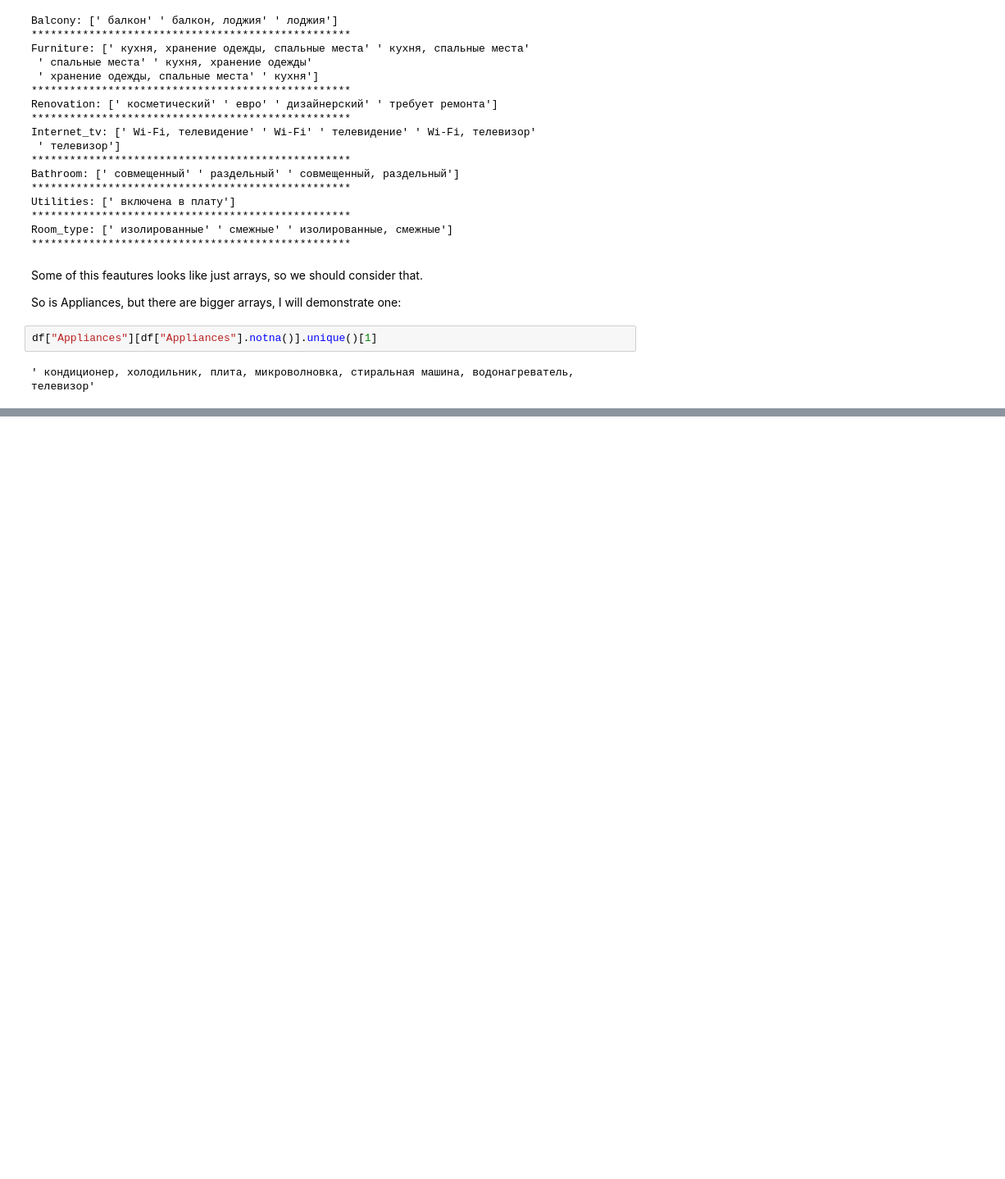
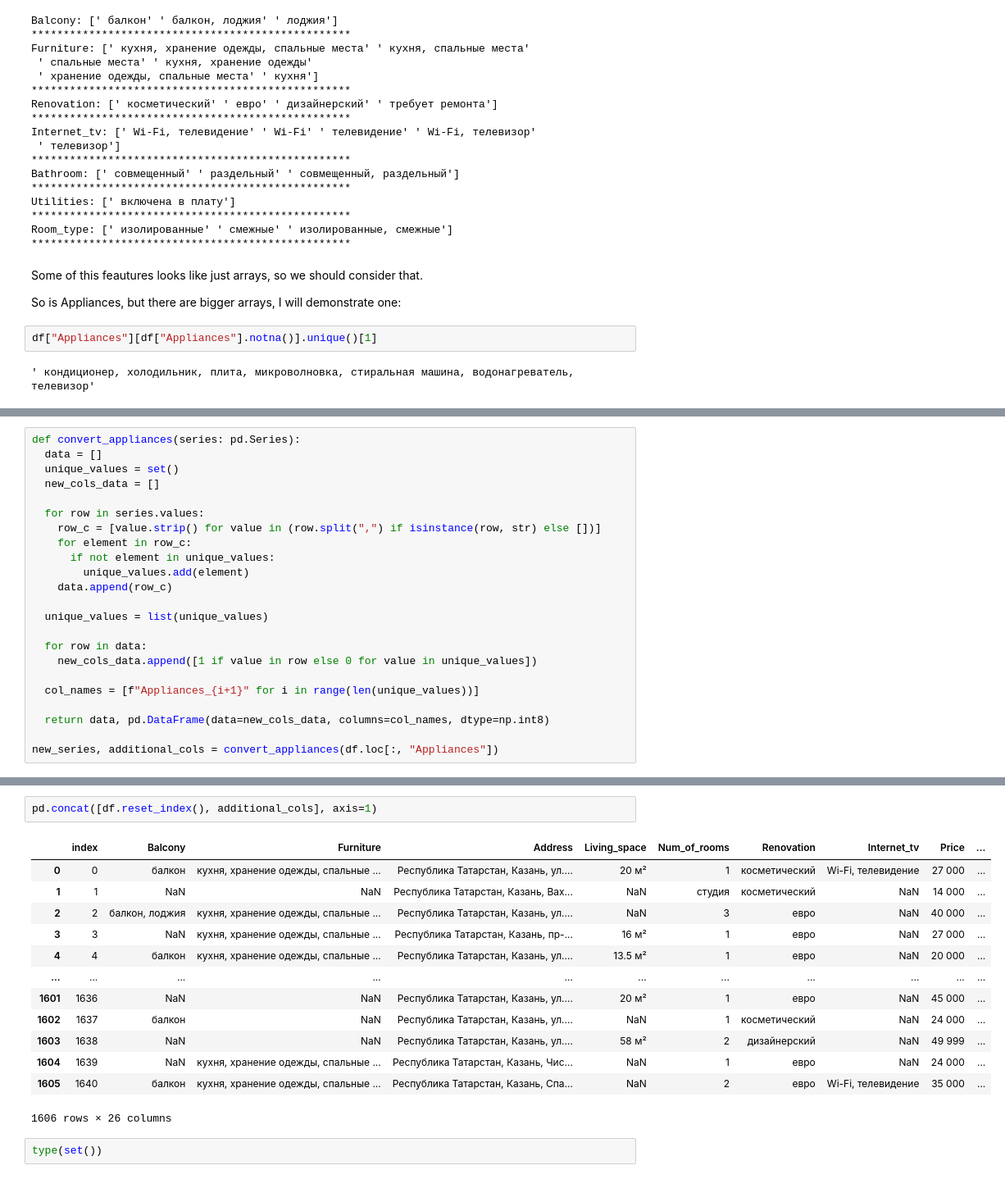
Before and after one commit to siva4iov/FlatsPrice_DS_Proj, a Jupyter notebook: Data_cleaning.ipynb, the cells around one changed output, grey strips where cells are left out. Shown at 82% size. Saved outputs shown, nothing was run; the diff lists cells and outputs as text; blank space fills up the shorter version.

```diff
--- a/Data_cleaning.ipynb
+++ b/Data_cleaning.ipynb
@@ -166,0 +168,23 @@ df["Appliances"][df["Appliances"].notna()].unique()[1]
+# %%
+def convert_appliances(series: pd.Series):
+  data = []
+  unique_values = set()
+  new_cols_data = []
+
+  for row in series.values:
+    row_c = [value.strip() for value in (row.split(",") if isinstance(row, str) else [])]
+    for element in row_c:
+      if not element in unique_values:
+        unique_values.add(element)
+    data.append(row_c)
+
+  unique_values = list(unique_values)
+
+  for row in data:
+    new_cols_data.append([1 if value in row else 0 for value in unique_values])
+
+  col_names = [f"Appliances_{i+1}" for i in range(len(unique_values))]
+
+  return data, pd.DataFrame(data=new_cols_data, columns=col_names, dtype=np.int8)
+
+new_series, additional_cols = convert_appliances(df.loc[:, "Appliances"])
@@ -166,0 +245,18 @@ df["Appliances"][df["Appliances"].notna()].unique()[1]
+# %%
+pd.concat([df.reset_index(), additional_cols], axis=1)
+# %% [output]
+|  | index | Balcony | Furniture | Address | Living_space | Num_of_rooms | Renovation | Internet_tv | Price | ... |
+| 0 | 0 | балкон | кухня, хранение одежды, спальные ... | Республика Татарстан, Казань, ул.... | 20 м² | 1 | косметический | Wi-Fi, телевидение | 27 000 | ... |
+| 1 | 1 | NaN | NaN | Республика Татарстан, Казань, Вах... | NaN | студия | косметический | NaN | 14 000 | ... |
+| 2 | 2 | балкон, лоджия | кухня, хранение одежды, спальные ... | Республика Татарстан, Казань, ул.... | NaN | 3 | евро | NaN | 40 000 | ... |
+| 3 | 3 | NaN | кухня, хранение одежды, спальные ... | Республика Татарстан, Казань, пр-... | 16 м² | 1 | евро | NaN | 27 000 | ... |
+| 4 | 4 | балкон | кухня, хранение одежды, спальные ... | Республика Татарстан, Казань, ул.... | 13.5 м² | 1 | евро | NaN | 20 000 | ... |
+| ... | ... | ... | ... | ... | ... | ... | ... | ... | ... | ... |
+| 1601 | 1636 | NaN | NaN | Республика Татарстан, Казань, ул.... | 20 м² | 1 | евро | NaN | 45 000 | ... |
+| 1602 | 1637 | балкон | NaN | Республика Татарстан, Казань, ул.... | NaN | 1 | косметический | NaN | 24 000 | ... |
+| 1603 | 1638 | NaN | NaN | Республика Татарстан, Казань, ул.... | 58 м² | 2 | дизайнерский | NaN | 49 999 | ... |
+| 1604 | 1639 | NaN | кухня, хранение одежды, спальные ... | Республика Татарстан, Казань, Чис... | NaN | 1 | евро | NaN | 24 000 | ... |
+| 1605 | 1640 | балкон | кухня, хранение одежды, спальные ... | Республика Татарстан, Казань, Спа... | NaN | 2 | евро | Wi-Fi, телевидение | 35 000 | ... |
+1606 rows × 26 columns
+# %%
+type(set())
```
Also changed, not shown: parts of 10 cells of this notebook.
